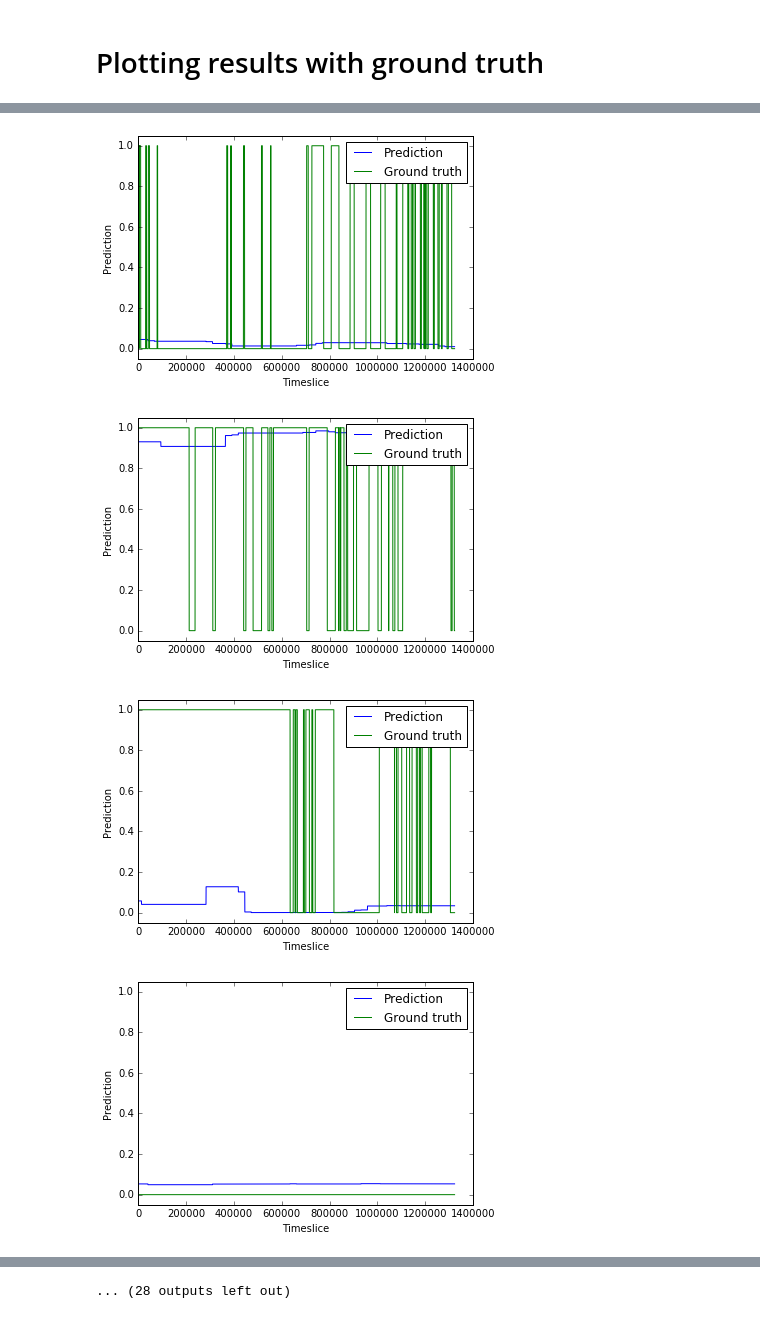
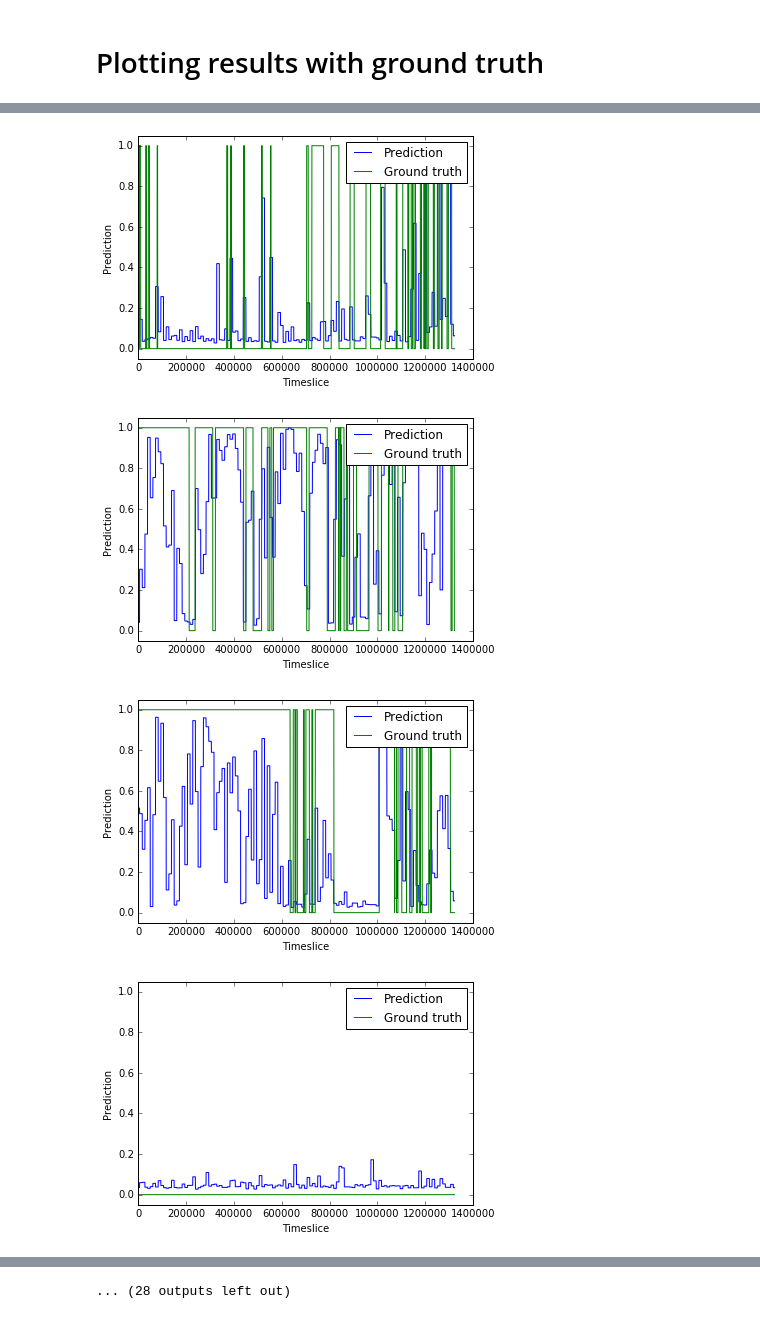
Before and after one commit to mdfirman/CityNet, a Jupyter notebook: evaluation/baselines/03_bird_detection_baseline_results.ipynb, the cells around one changed output, grey strips where cells are left out. Saved outputs shown, nothing was run; the diff lists cells and outputs as text; code cells hidden in the pictures.

Commit message:
Updated to work on 0.5s chunks, which gives the baseline higher results...

```diff
--- a/evaluation/baselines/03_bird_detection_baseline_results.ipynb
+++ b/evaluation/baselines/03_bird_detection_baseline_results.ipynb
@@ -27,26 +39,29 @@ fname_to_res = {fname.split('.')[0]:r for fname, r in zip(fnames, res)}
 # %%
-names = [fname.split('.')[0] for fname in fnames]
-orig_fnames = set('_'.join(name.split('_')[:-1]) for name in names)
+fname_to_res = {}
+for row in res.iterrows():
+    fname_to_res[row[1]['fname']] = row[1]['Unnamed: 1']
+
+orig_fnames = set('_'.join(name.split('_')[:-2]) for name in fname_to_res)
+
+print fname_to_res
 # %%
 aggragated_preds = {}
 
+# we're going to chunk up each golden audio file into 10second bits
+overlap_time = 0
+chunklength = 0.5
+
 for orig_fname in orig_fnames:
 
-    this_res = np.zeros(60-10)
-    for start_time in range(0, 60-10):
+    this_res = np.zeros(60.0 / chunklength)
+    for start_idx, start_time in enumerate(np.arange(0, 60, chunklength)):
 
-        name = orig_fname + '_%04d' % start_time
+        name = orig_fname + '_%05.2f' % start_time
+        name = name.replace('.', '_')
 
         # note - assuming one second gaps
-        this_res[start_time] = fname_to_res[name]
+        this_res[start_idx] = fname_to_res[name]
 
     aggragated_preds[orig_fname] = np.zeros_like(this_res)
 
-    for idx in range(len(this_res)):
-
-        start_idx = max(idx-9, 0)
-        end_idx = idx
-        preds_for_this_moment = this_res[start_idx:end_idx+1]
-
-        aggragated_preds[orig_fname][idx] = \
-            np.min(preds_for_this_moment)
+    aggragated_preds[orig_fname] = this_res
@@ -59,7 +79,7 @@ gt_dir = '/media/michael/Engage/data/audio/alison_data/golden_set/extracted/anno
 for fname in aggragated_preds:
     gts[fname] = pickle.load(open(gt_dir + fname + '.pkl'))[0]['biotic']
 # %%
-for fname in aggragated_preds:
+for fname in aggragated_preds.keys():
     plt.figure()
 
     # plot predicted
@@ -81,4 +101,4 @@ for fname in aggragated_preds:
-[figure, old version]
+[figure, new version]
-[figure, old version]
+[figure, new version]
-[figure, old version]
+[figure, new version]
-[figure, old version]
+[figure, new version]
```
Also changed, not shown: parts of 9 cells of this notebook, 1 other file.
